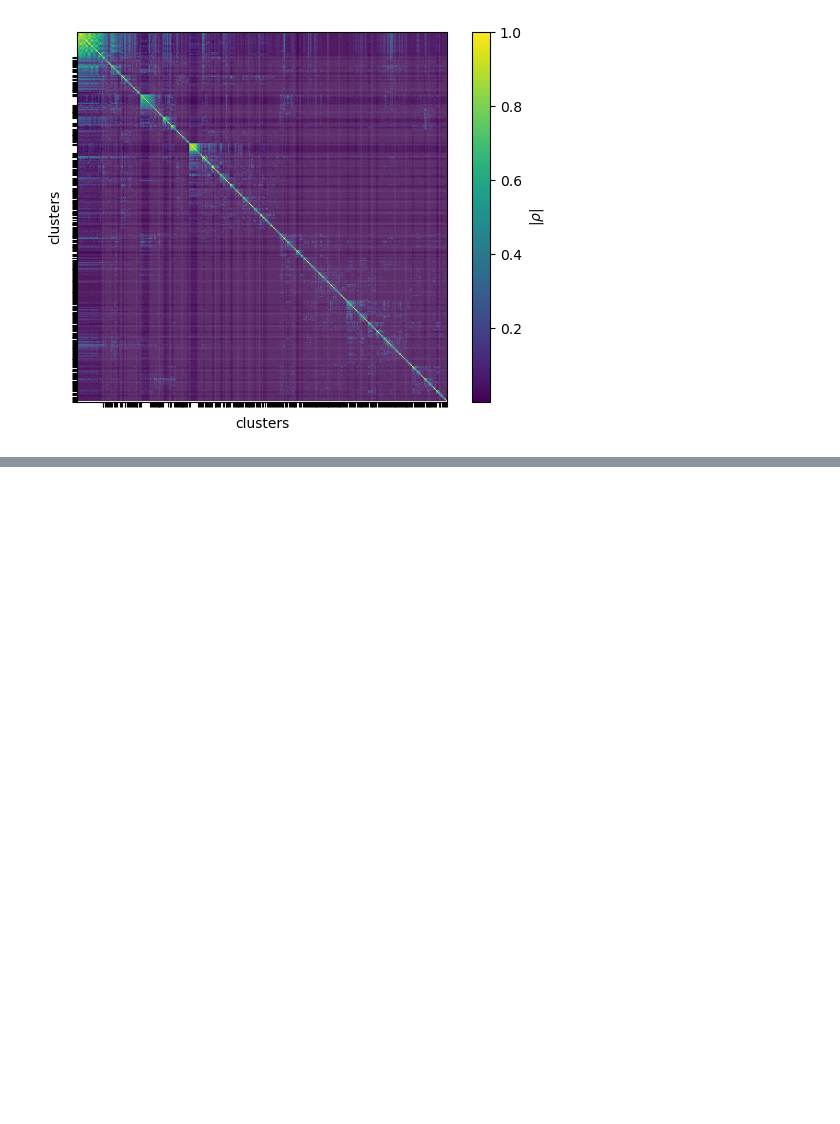
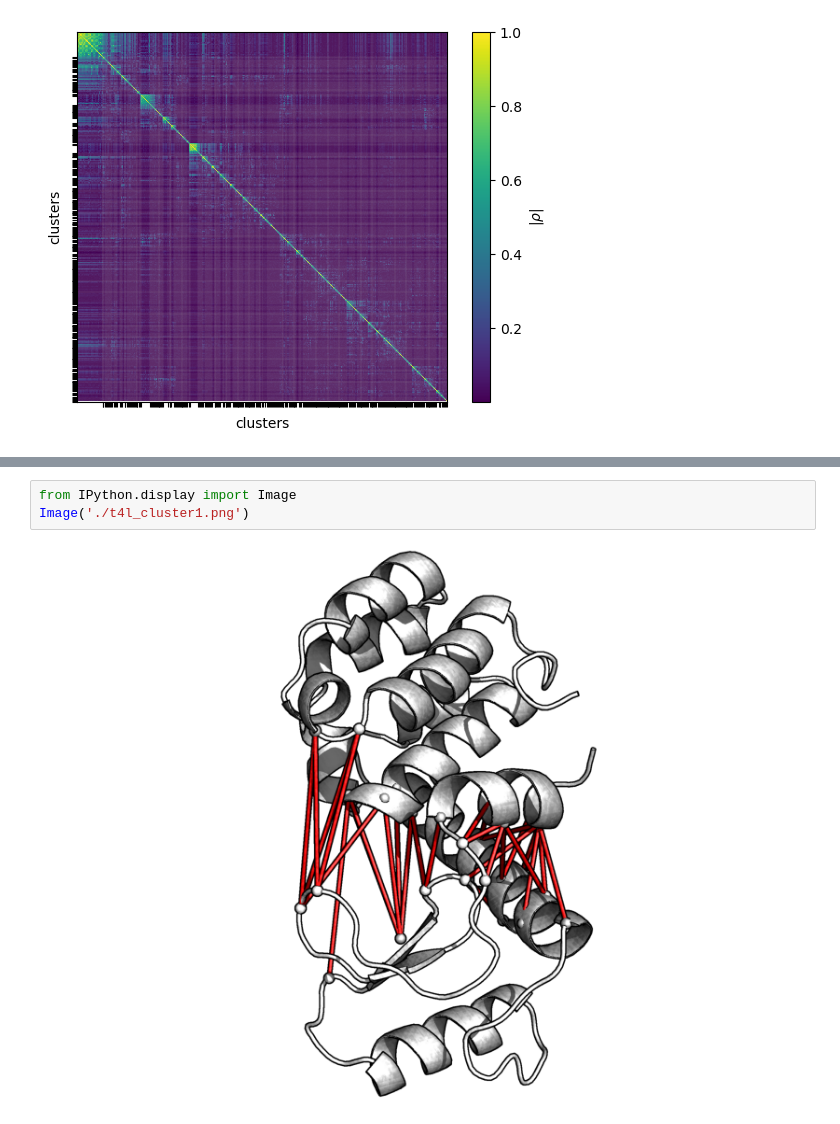
Before and after one commit to moldyn/MoSAIC, a Jupyter notebook: docs/tutorial/t4l_tutorial_github.ipynb, the cells around one changed output, grey strips where cells are left out. Saved outputs shown, nothing was run; the diff lists cells and outputs as text; blank space fills up the shorter version.

```diff
--- a/docs/tutorial/t4l_tutorial_github.ipynb
+++ b/docs/tutorial/t4l_tutorial_github.ipynb
@@ -101,0 +212,5 @@ plt.show()
+# %%
+from IPython.display import Image
+Image('./t4l_cluster1.png')
+# %% [output]
+[figure, added]
```
Also changed, not shown: parts of 16 cells of this notebook, 3 other files.
